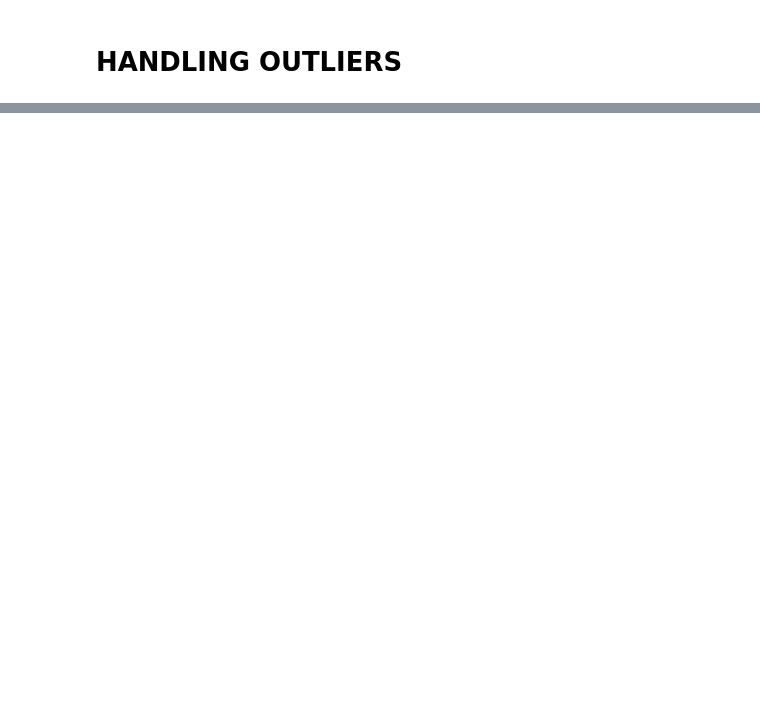
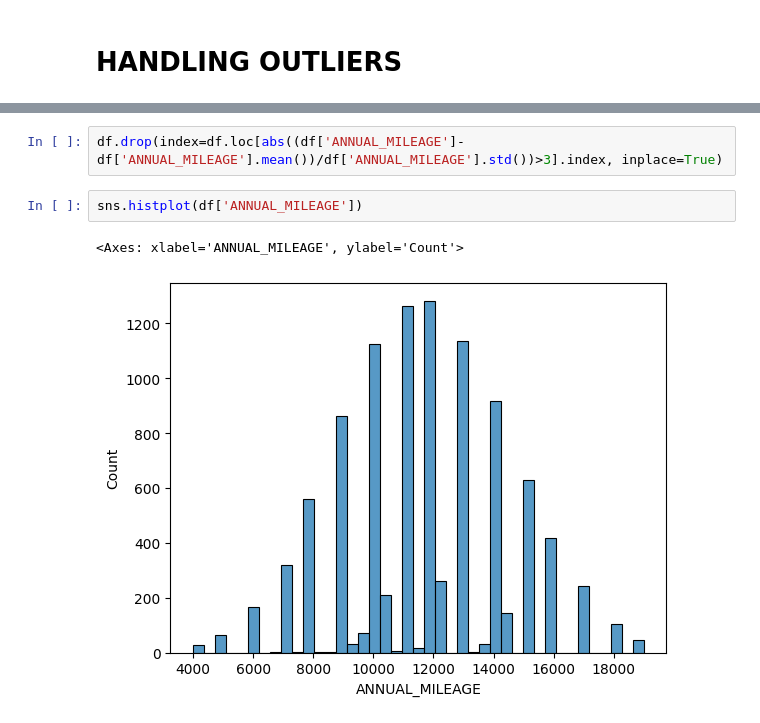
Before and after one commit to snimale/ML-Learning, a Jupyter notebook: ClassificationDataPreprocessing.ipynb, the cells around one changed output, grey strips where cells are left out. Drawn from its saved outputs; the diff is of its cells as text; blank space fills up the shorter version.

```diff
--- a/ClassificationDataPreprocessing.ipynb
+++ b/ClassificationDataPreprocessing.ipynb
@@ -590,0 +637,7 @@ df.head(6)
+# %%
+df.drop(index=df.loc[abs((df['ANNUAL_MILEAGE']-df['ANNUAL_MILEAGE'].mean())/df['ANNUAL_MILEAGE'].std())>3].index, inplace=True)
+# %%
+sns.histplot(df['ANNUAL_MILEAGE'])
+# %% [output]
+<Axes: xlabel='ANNUAL_MILEAGE', ylabel='Count'>
+[figure, added]
```
Also changed, not shown: parts of 41 cells of this notebook.
